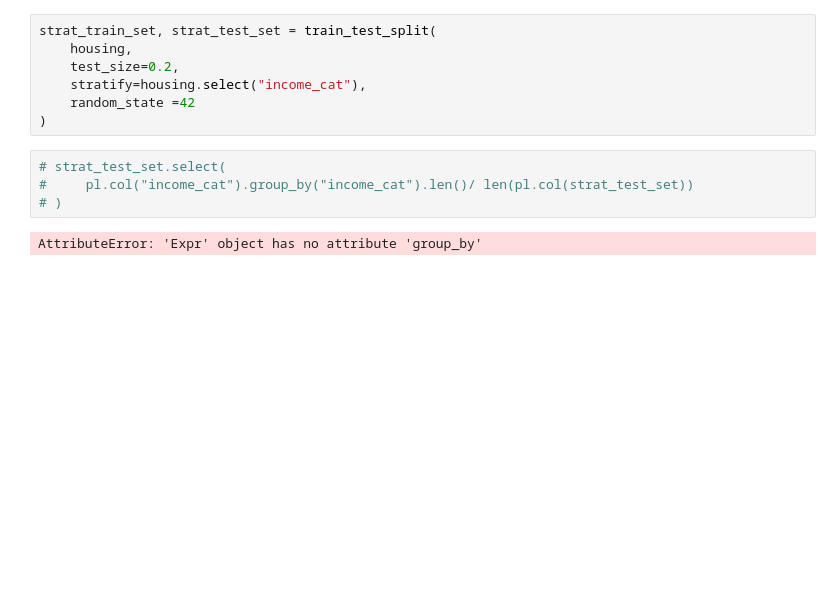
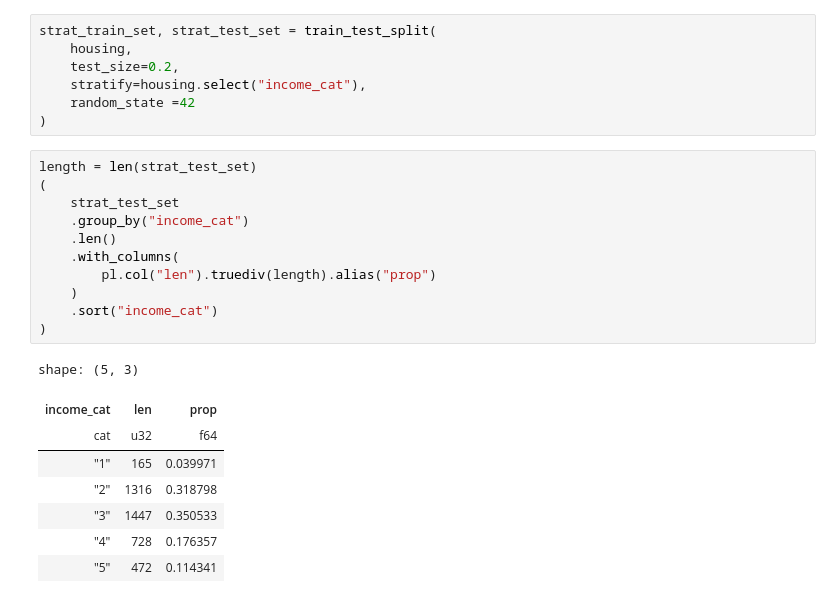
Before and after one commit to asenetcky/quick_py_ml, a Jupyter notebook: housing.ipynb, the cells around one changed output. Cells and saved outputs as stored; diff of their text form; blank space fills up the shorter version.

```diff
--- a/housing.ipynb
+++ b/housing.ipynb
@@ -119,8 +119,22 @@ strat_train_set, strat_test_set = train_test_split(
     random_state =42
 )
 # %%
-# strat_test_set.select(
-#     pl.col("income_cat").group_by("income_cat").len()/ len(pl.col(strat_test_set))
-# )
+length = len(strat_test_set)
+(
+    strat_test_set
+    .group_by("income_cat")
+    .len()
+    .with_columns(
+        pl.col("len").truediv(length).alias("prop")
+    )
+    .sort("income_cat")
+)
 # %% [output]
-AttributeError: 'Expr' object has no attribute 'group_by'
+shape: (5, 3)
+| income_cat | len | prop |
+| cat | u32 | f64 |
+| "1" | 165 | 0.039971 |
+| "2" | 1316 | 0.318798 |
+| "3" | 1447 | 0.350533 |
+| "4" | 728 | 0.176357 |
+| "5" | 472 | 0.114341 |
```
Also changed, not shown: parts of 5 cells of this notebook.
